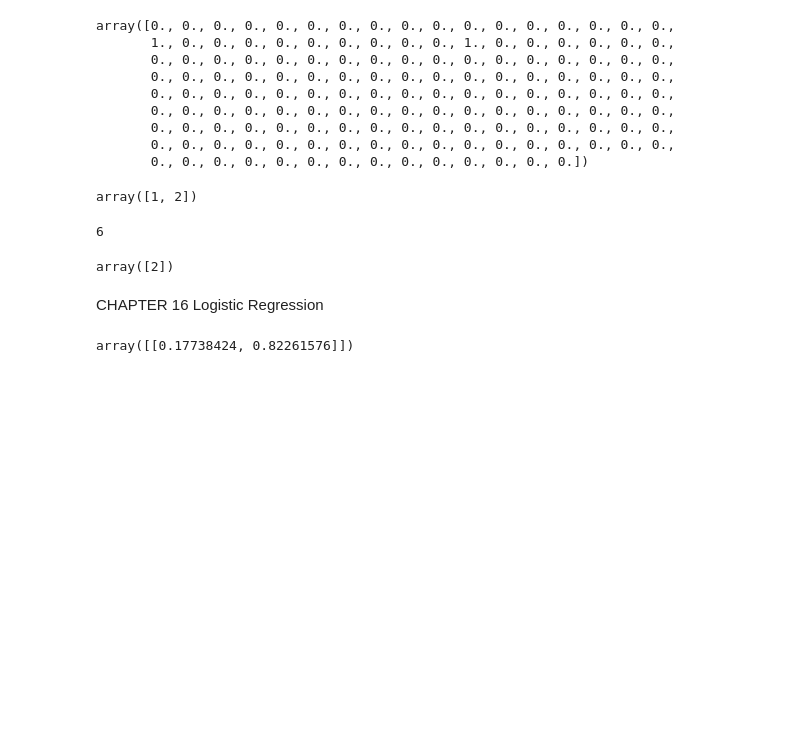
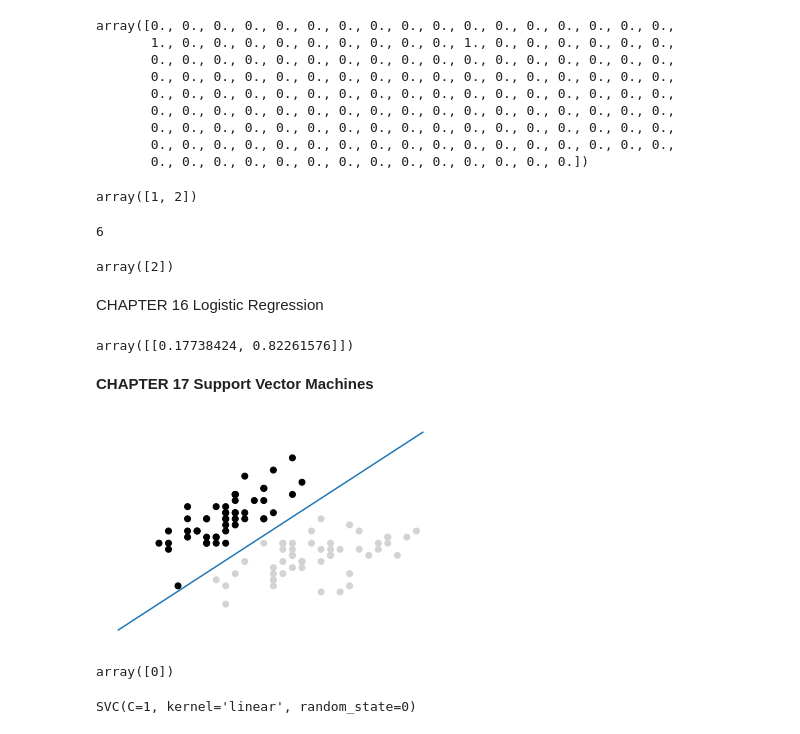
Before and after one commit to uyminhtri2702/Machine-learning, a Jupyter notebook: Code.ipynb, the cells around one changed output. Drawn from its saved outputs; the diff is of its cells as text; code cells hidden in the pictures; blank space fills up the shorter version.

```diff
--- a/Code.ipynb
+++ b/Code.ipynb
@@ -2311,3 +2092,36 @@ scaler = StandardScaler()
 features_standardized = scaler.fit_transform(features)
 logistic_regression = LogisticRegression(random_state=0, class_weight="balanced")
 model = logistic_regression.fit(features_standardized, target)
+# %% [markdown]
+**CHAPTER 17
+Support Vector Machines**
+# %%
+from sklearn.svm import LinearSVC
+from sklearn import datasets
+from sklearn.preprocessing import StandardScaler
+import numpy as np
+
+iris = datasets.load_iris()
+features = iris.data[:100,:2]
+target = iris.target[:100]
+scaler = StandardScaler()
+features_standardized = scaler.fit_transform(features)
+svc = LinearSVC(C=1.0)
+model = svc.fit(features_standardized, target)
+# %%
+from matplotlib import pyplot as plt
+color = ["black" if c == 0 else "lightgrey" for c in target]
+plt.scatter(features_standardized[:,0], features_standardized[:,1], c=color)
+w = svc.coef_[0]
+a = -w[0] / w[1]
+xx = np.linspace(-2.5, 2.5)
+yy = a * xx - (svc.intercept_[0]) / w[1]
+plt.plot(xx, yy)
+plt.axis("off"), plt.show();
+# %% [output]
+[figure, added]
+# %%
+new_observation = [[ -2, 3]]
+svc.predict(new_observation)
+# %% [output]
+array([0])
@@ -2313,0 +2153,5 @@ model = logistic_regression.fit(features_standardized, target)
+# %%
+svc_linear = SVC(kernel="linear", random_state=0, C=1)
+svc_linear.fit(features, target)
+# %% [output]
+SVC(C=1, kernel='linear', random_state=0)
```
Also changed, not shown: parts of 53 cells of this notebook.
